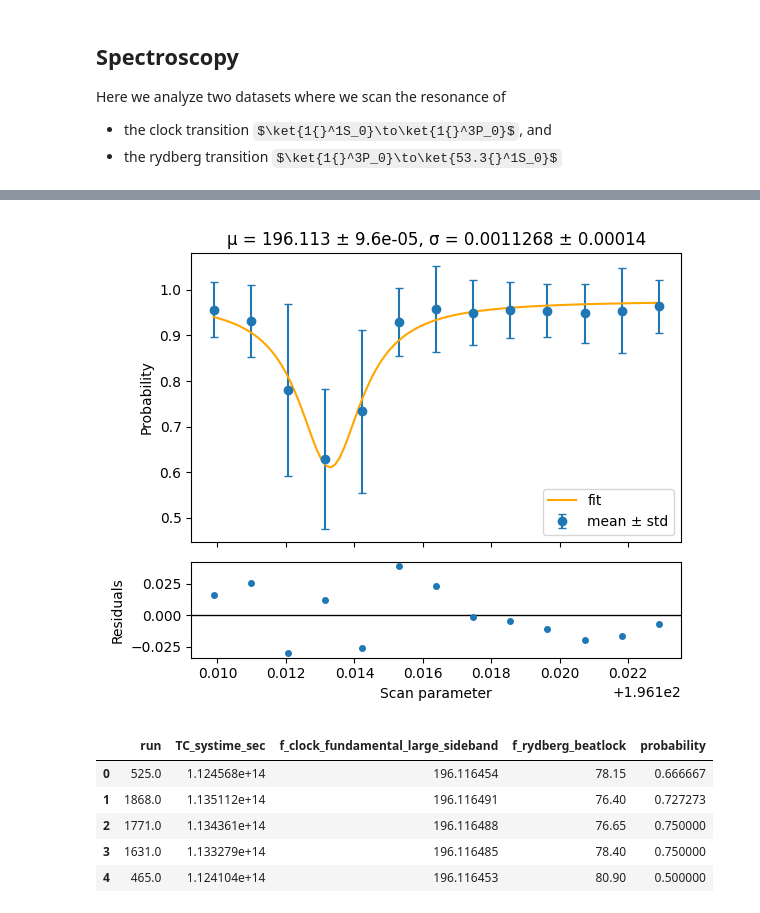
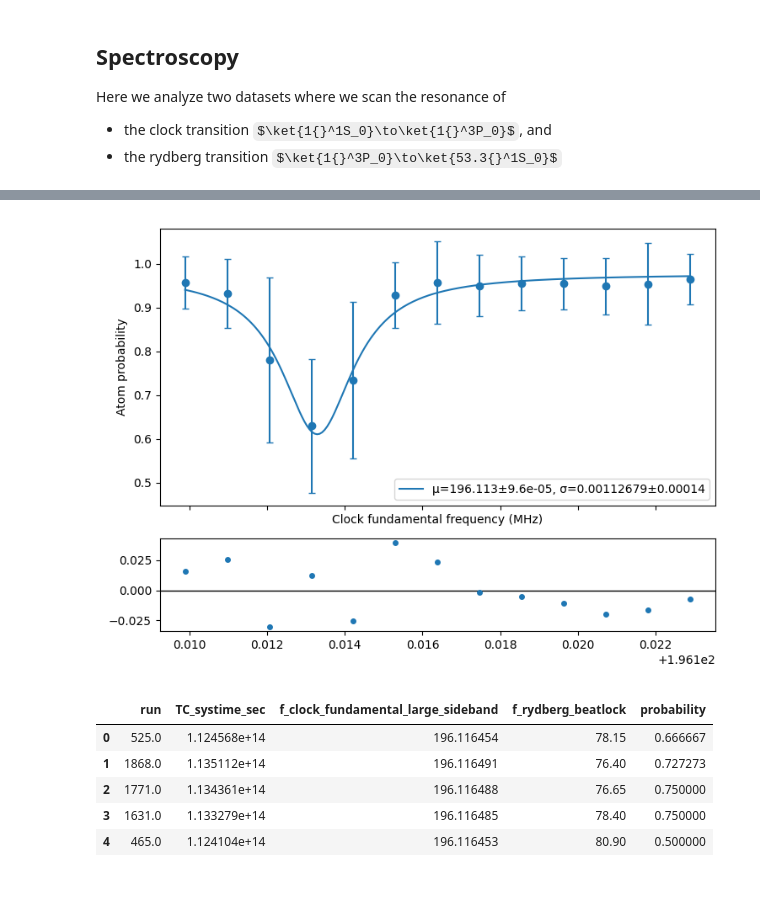
Before and after one commit to rydyb/pydatatom, a Jupyter notebook: notebooks/3 Measurement.ipynb, the cells around one changed output, grey strips where cells are left out. Cells and saved outputs as stored; diff of their text form; code cells hidden in the pictures; some formulas as TeX source.

```diff
--- a/notebooks/3 Measurement.ipynb
+++ b/notebooks/3 Measurement.ipynb
@@ -30,7 +27,7 @@ Here we analyze two datasets where we scan the resonance of
 raw_dataset_clk = GzipPickleDataset("/tmp/data/2025-08-05_AA")
 raw_dataset_ryd = GzipPickleDataset("/tmp/data/2025-08-05_AO")
 
-prob_pipeline_spec = Pipeline(steps=[
+prob_pipeline_spec = Pipeline('probability', steps=[
     TransformStep(PickKey("image")),
     ImageMeanStep(),
     AtomCropStep(atom_num=16),
@@ -38,3 +35,6 @@ prob_pipeline_spec = Pipeline(steps=[
     AtomStatsStep(),
 ])
 prob_pipeline_spec.fit(raw_dataset_clk)
+
+clk_df = prob_pipeline_spec.dataframe(raw_dataset_clk)
+ryd_df = prob_pipeline_spec.dataframe(raw_dataset_ryd)
@@ -57,7 +41,5 @@ def dataframe_from(raw_dataset, prop_pipeline):
-# %%
-clk_df = dataframe_from(raw_dataset_clk, prob_pipeline_spec)
 # %%
-clk_df['df_clock_fundamental'] = df['f_clock_fundamental_large_sideband'] - 2*df['df_yellow_AOM']
+clk_df['df_clock_fundamental'] = clk_df['f_clock_fundamental_large_sideband'] - 2*clk_df['df_yellow_AOM']
 clk_df.head()
 # %% [output]
 |  | run | TC_systime_sec | df_yellow_AOM | f_clock_fundamental_large_sideband | probability | df_clock_fundamental |
@@ -67,9 +49,18 @@ clk_df.head()
 | 5 | 697.0 | 8.890266e+13 | -0.003500 | 196.116418 | 0.916667 | 196.123418 |
 | 6 | 11309.0 | 8.718091e+13 | 0.002450 | 196.116358 | 0.857143 | 196.111458 |
 # %%
-clk_spec = Spectroscopy()
-clk_spec.fit(clk_df['df_clock_fundamental'].to_numpy(), clk_df['probability'].to_numpy())
-clk_spec.plot()
+x, y, yerr = aggregate(clk_df['df_clock_fundamental'].to_numpy(), clk_df['probability'].to_numpy())
+
+fig, (ax, axr) = plt.subplots(2, 1, sharex=True, gridspec_kw={"height_ratios": [3, 1]}, figsize=(7.5, 5.5))
+
+plot_resonance(x, y, yerr, fit_resonance(x, y), ax, axr)
+
+ax.set_ylabel('Atom probability')
+ax.set_xlabel('Clock fundamental frequency (MHz)')
+ax.legend()
+
+plt.tight_layout()
+plt.show()
 # %% [output]
-[figure, old version]
+[figure, new version]
 # %%
```
Also changed, not shown: parts of 17 cells of this notebook, 9 other files.
